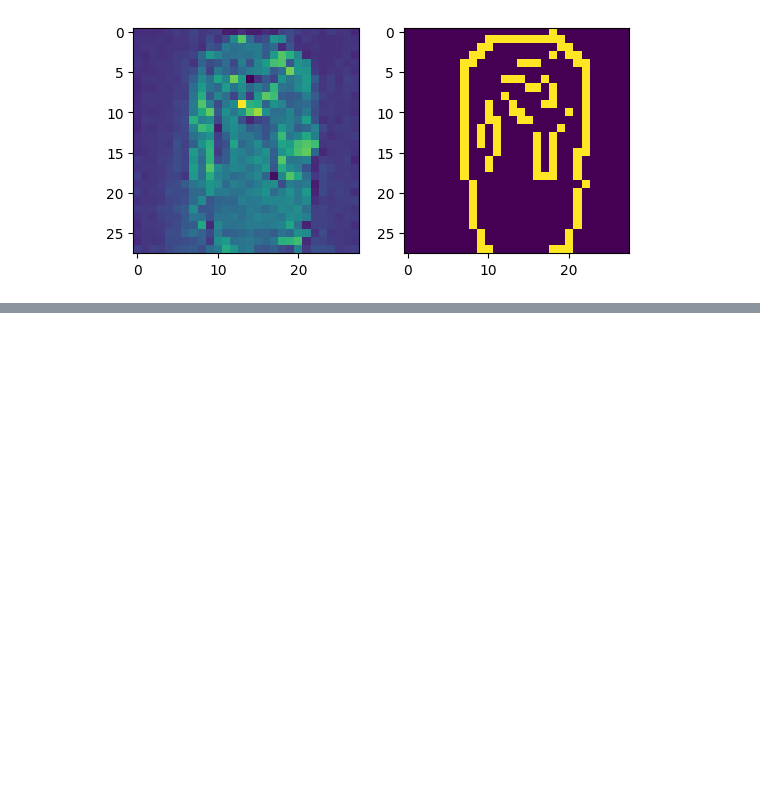
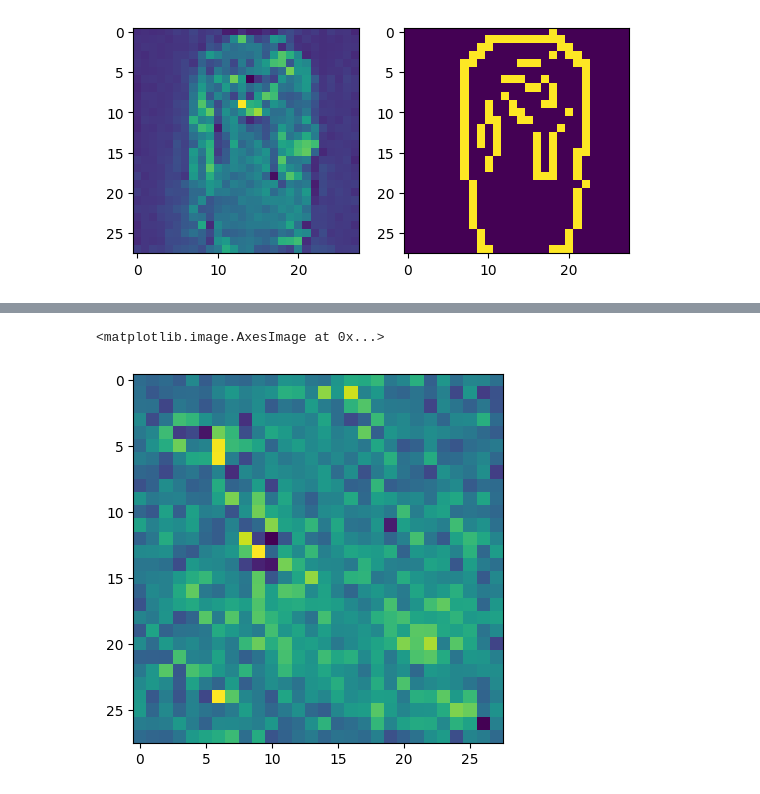
Before and after one commit to IzumiSatoshi/sketch2img, a Jupyter notebook: dev.ipynb, the cells around one changed output, grey strips where cells are left out. Drawn from its saved outputs; the diff is of its cells as text; code cells hidden in the pictures; blank space fills up the shorter version.

```diff
--- a/main.ipynb
+++ b/dev.ipynb
@@ -163,0 +172,40 @@ axs[1].imshow(sketch[0])
+# %%
+from typing import Union
+class Sketch2ImgPipeline(DiffusionPipeline):
+    def __init__(self, unet, scheduler):
+        super().__init__()
+        self.register_modules(
+            unet=unet,
+            scheduler=scheduler,
+        )
+
+    @torch.no_grad()
+    def __call__(
+        self,
+        sketches,
+        num_inference_step=10,
+    ):
+        # input sketch : numpy array, 28x28, 0~255
+        sketches = torch.from_numpy(sketches).float()
+        sketches = self.normalize(sketches)
+
+        self.scheduler.set_timesteps(num_inference_step, device=self.device)
+
+        sketches = sketches.to(self.device)
+        samples = torch.randn_like(sketches).to(self.device)
+
+        for t in tqdm(self.scheduler.timesteps):
+            x = torch.concat([samples, sketches], dim=1).to(self.device)
+            residuals = self.unet(x, t).sample
+            samples = self.scheduler.step(residuals, t, samples).prev_sample
+
+        samples = samples.cpu().numpy()
+        return samples
+
+    def normalize(self, x):
+        # map x to -1 < x < 1
+        # I'm doing normalization with zero understanding :o
+        x /= 255
+        x = torchvision.transforms.Normalize(0.5, 0.5)(x)
+        return x
+pipe = Sketch2ImgPipeline.from_pretrained("./model/pipe_10epochs").to("cuda")
@@ -163,0 +218,7 @@ axs[1].imshow(sketch[0])
+# %%
+pipe.scheduler = DDIMScheduler.from_pretrained("./model/pipe_10epochs/scheduler")
+samples = pipe(np.random.randint(0, 255, (1,1,28,28)),100)
+plt.imshow(samples[0][0])
+# %% [output]
+<matplotlib.image.AxesImage at 0x...>
+[figure, added]
```
Also changed, not shown: parts of 9 cells of this notebook, 4 other files.
